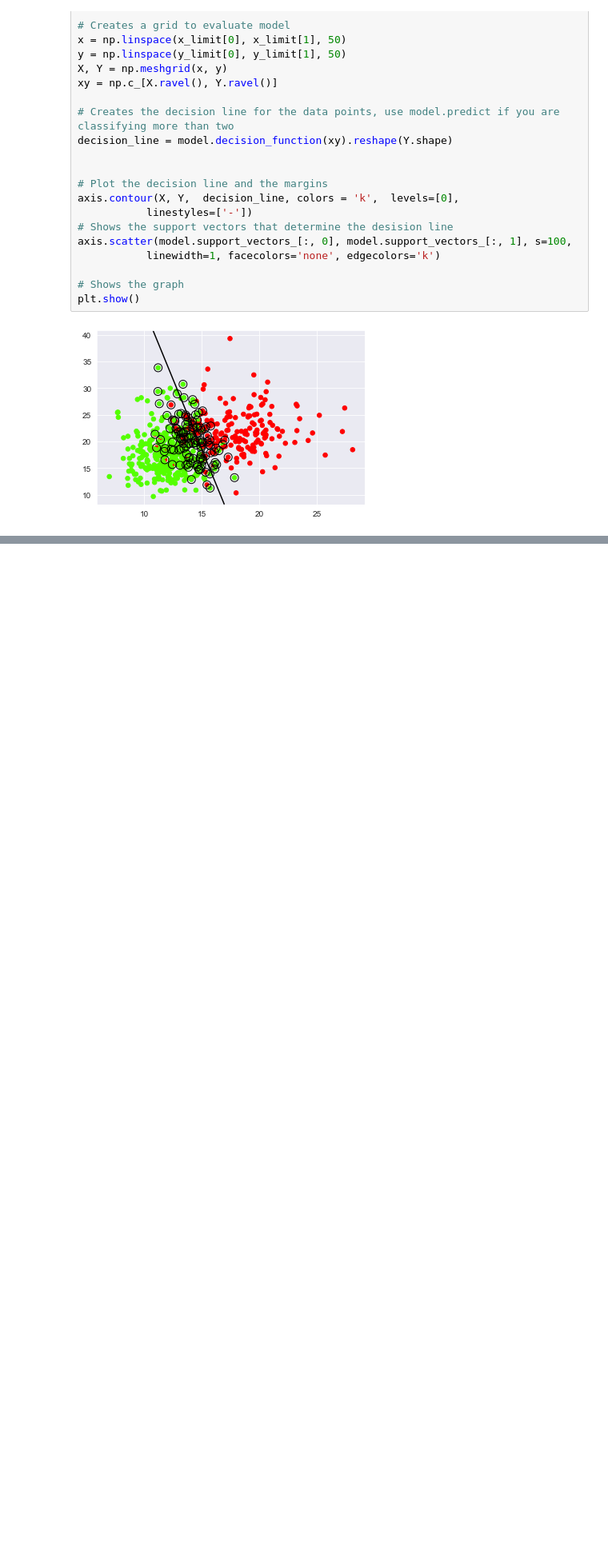
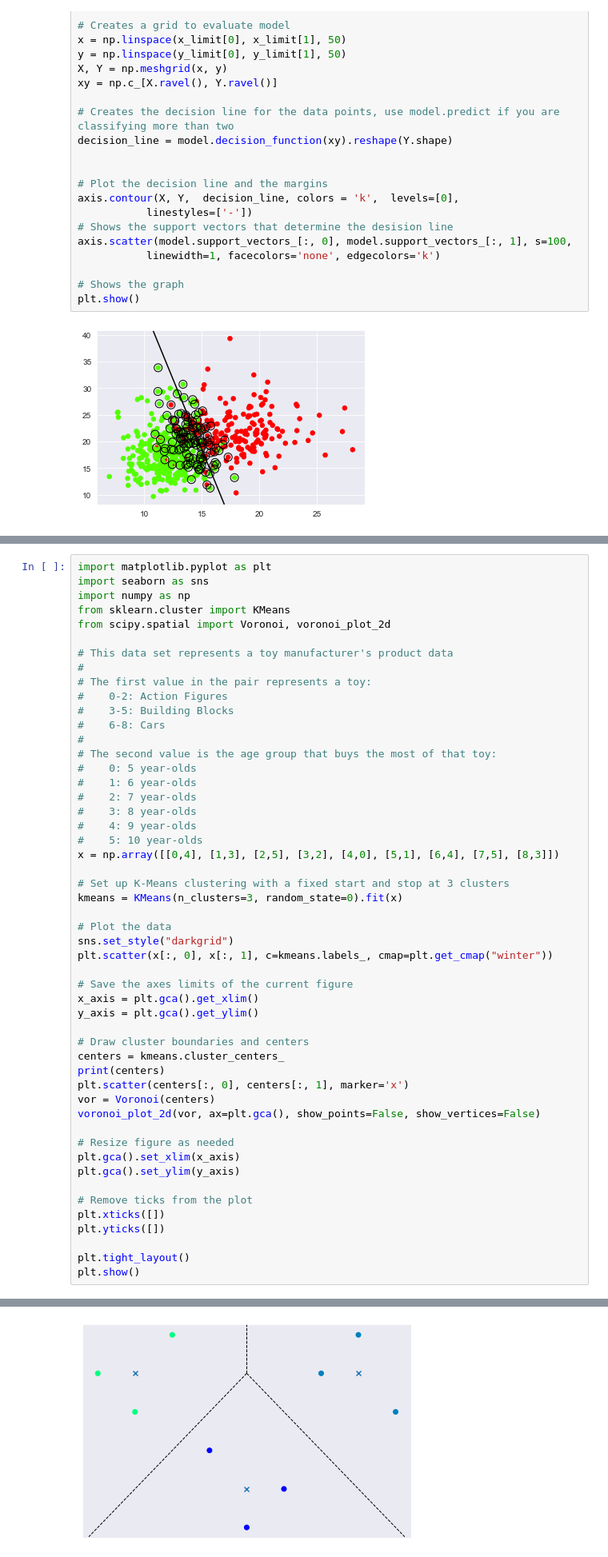
Before and after one commit to gguimond/mlpython, a Jupyter notebook: ml.ipynb, the cells around one changed output, grey strips where cells are left out. Shown at 80% size. Saved outputs shown, nothing was run; the diff lists cells and outputs as text; blank space fills up the shorter version.

```diff
--- a/ml.ipynb
+++ b/ml.ipynb
@@ -643,0 +652,52 @@ plt.show()
+# %%
+import matplotlib.pyplot as plt
+import seaborn as sns
+import numpy as np
+from sklearn.cluster import KMeans
+from scipy.spatial import Voronoi, voronoi_plot_2d
+
+# This data set represents a toy manufacturer's product data
+#
+# The first value in the pair represents a toy:
+#    0-2: Action Figures
+#    3-5: Building Blocks
+#    6-8: Cars
+#
+# The second value is the age group that buys the most of that toy:
+#    0: 5 year-olds
+#    1: 6 year-olds
+#    2: 7 year-olds
+#    3: 8 year-olds
+#    4: 9 year-olds
+#    5: 10 year-olds
+x = np.array([[0,4], [1,3], [2,5], [3,2], [4,0], [5,1], [6,4], [7,5], [8,3]])
+
+# Set up K-Means clustering with a fixed start and stop at 3 clusters
+kmeans = KMeans(n_clusters=3, random_state=0).fit(x)
+
+# Plot the data
+sns.set_style("darkgrid")
+plt.scatter(x[:, 0], x[:, 1], c=kmeans.labels_, cmap=plt.get_cmap("winter"))
+
+# Save the axes limits of the current figure
+x_axis = plt.gca().get_xlim()
+y_axis = plt.gca().get_ylim()
+
+# Draw cluster boundaries and centers
+centers = kmeans.cluster_centers_
+print(centers)
+plt.scatter(centers[:, 0], centers[:, 1], marker='x')
+vor = Voronoi(centers)
+voronoi_plot_2d(vor, ax=plt.gca(), show_points=False, show_vertices=False)
+
+# Resize figure as needed
+plt.gca().set_xlim(x_axis)
+plt.gca().set_ylim(y_axis)
+
+# Remove ticks from the plot
+plt.xticks([])
+plt.yticks([])
+
+plt.tight_layout()
+plt.show()
+# %% [output]
@@ -643,0 +707 @@ plt.show()
+[figure, added]
```
Also changed, not shown: parts of 7 cells of this notebook.
